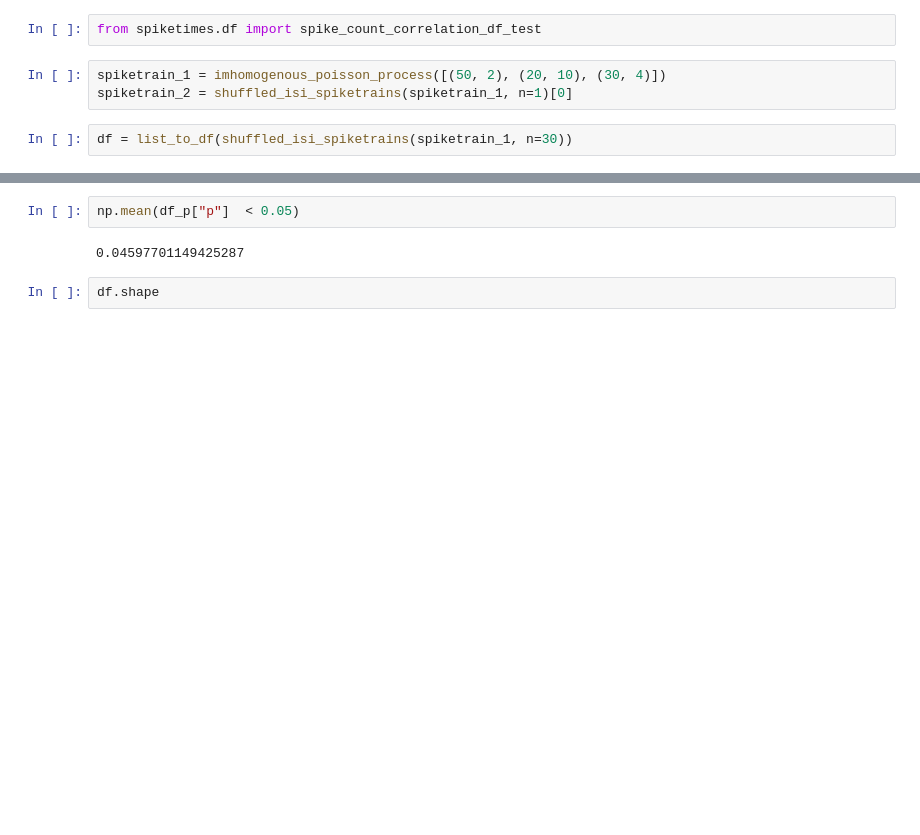
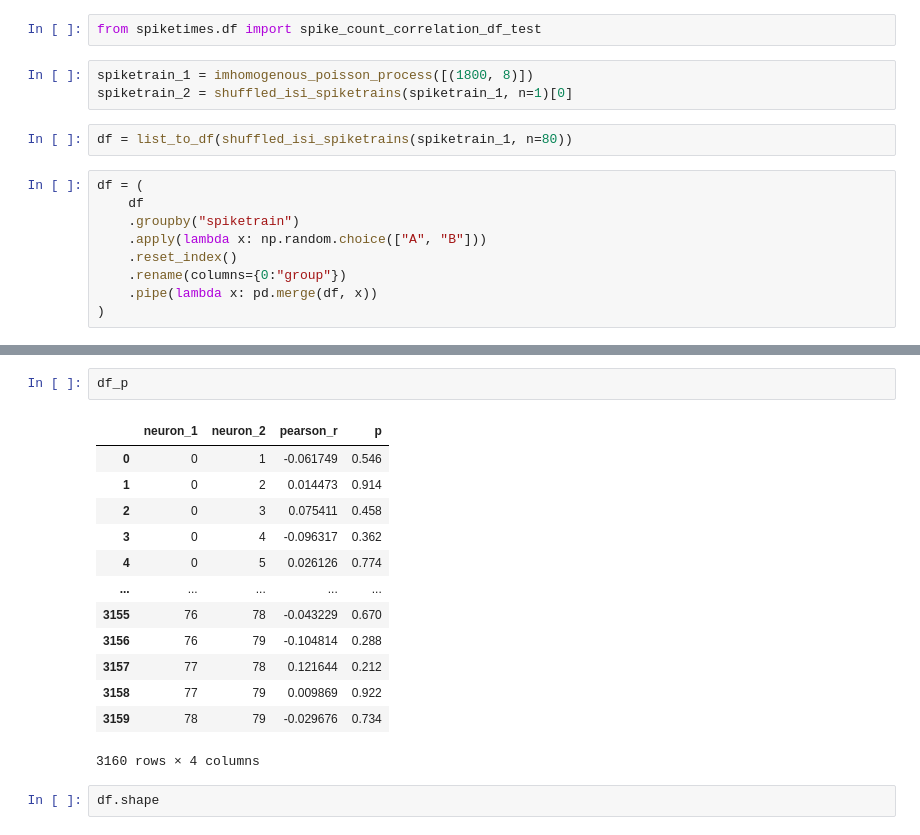
Before and after one commit to Ruairi-osul/opto_analysis, a Jupyter notebook: notebooks/spike count correlation.ipynb, the cells around one changed output, grey strips where cells are left out. Drawn from its saved outputs; the diff is of its cells as text; blank space fills up the shorter version.

```diff
--- a/notebooks/spike count correlation.ipynb
+++ b/notebooks/spike count correlation.ipynb
@@ -7,8 +7,17 @@ from spiketimes.df import list_to_df
 # %%
 from spiketimes.df import spike_count_correlation_df_test
 # %%
-spiketrain_1 = imhomogenous_poisson_process([(50, 2), (20, 10), (30, 4)])
+spiketrain_1 = imhomogenous_poisson_process([(1800, 8)])
 spiketrain_2 = shuffled_isi_spiketrains(spiketrain_1, n=1)[0]
 # %%
-df = list_to_df(shuffled_isi_spiketrains(spiketrain_1, n=30))
+df = list_to_df(shuffled_isi_spiketrains(spiketrain_1, n=80))
+# %%
+df = (
+    df
+    .groupby("spiketrain")
+    .apply(lambda x: np.random.choice(["A", "B"]))
+    .reset_index()
+    .rename(columns={0:"group"})
+    .pipe(lambda x: pd.merge(df, x))
+)
 # %%
@@ -19,7 +32,19 @@ df_p = spike_count_correlation_df_test(df,
-# %%
-np.mean(df_p["p"]  < 0.05)
-# %% [output]
-0.04597701149425287
+# %%
+df_p
+# %% [output]
+|  | neuron_1 | neuron_2 | pearson_r | p |
+| 0 | 0 | 1 | -0.061749 | 0.546 |
+| 1 | 0 | 2 | 0.014473 | 0.914 |
+| 2 | 0 | 3 | 0.075411 | 0.458 |
+| 3 | 0 | 4 | -0.096317 | 0.362 |
+| 4 | 0 | 5 | 0.026126 | 0.774 |
+| ... | ... | ... | ... | ... |
+| 3155 | 76 | 78 | -0.043229 | 0.670 |
+| 3156 | 76 | 79 | -0.104814 | 0.288 |
+| 3157 | 77 | 78 | 0.121644 | 0.212 |
+| 3158 | 77 | 79 | 0.009869 | 0.922 |
+| 3159 | 78 | 79 | -0.029676 | 0.734 |
+3160 rows × 4 columns
 # %%
 df.shape
 # %% [output]
```
Also changed, not shown: parts of 1 cell of this notebook, 2 other files.
